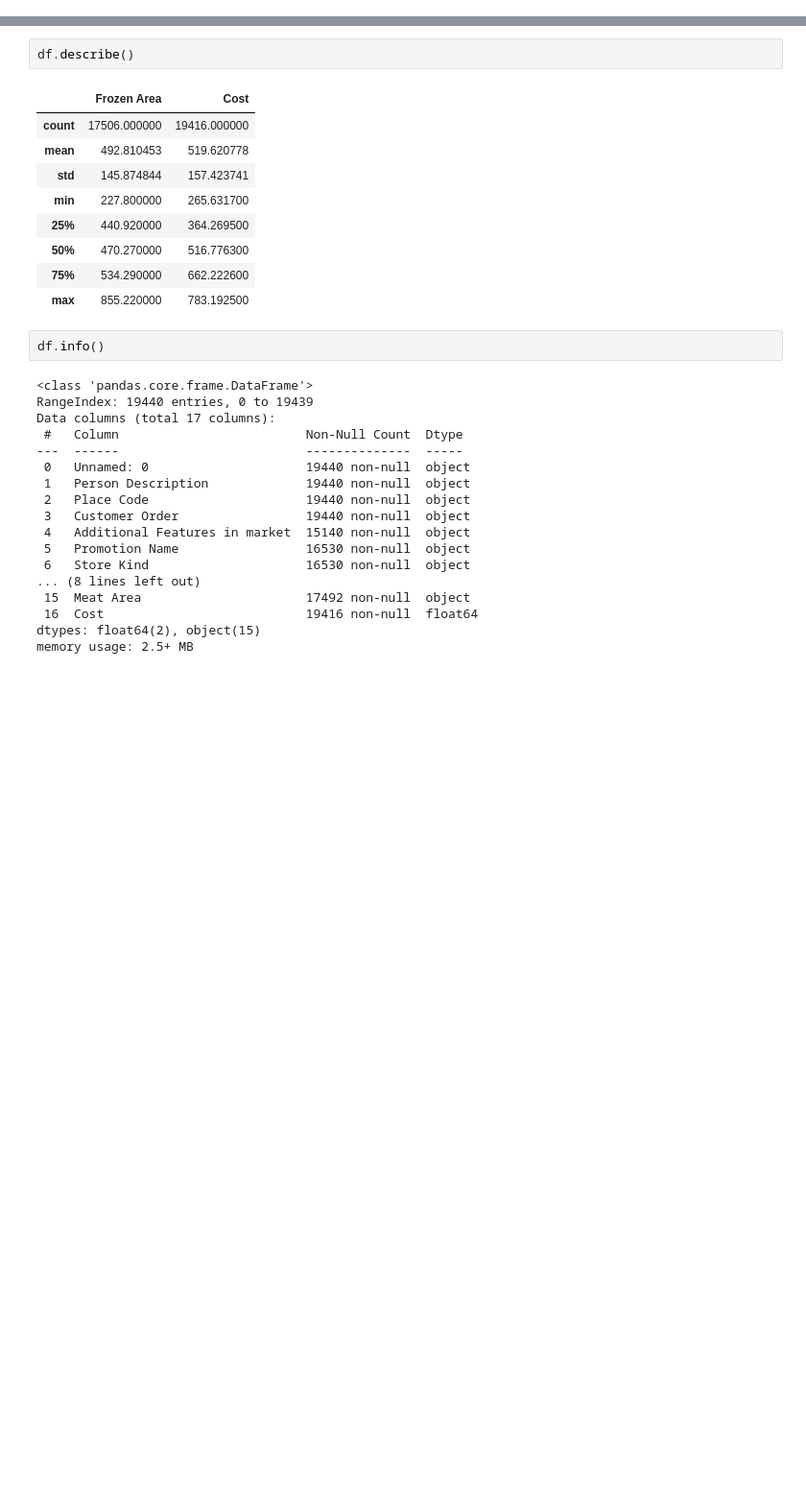
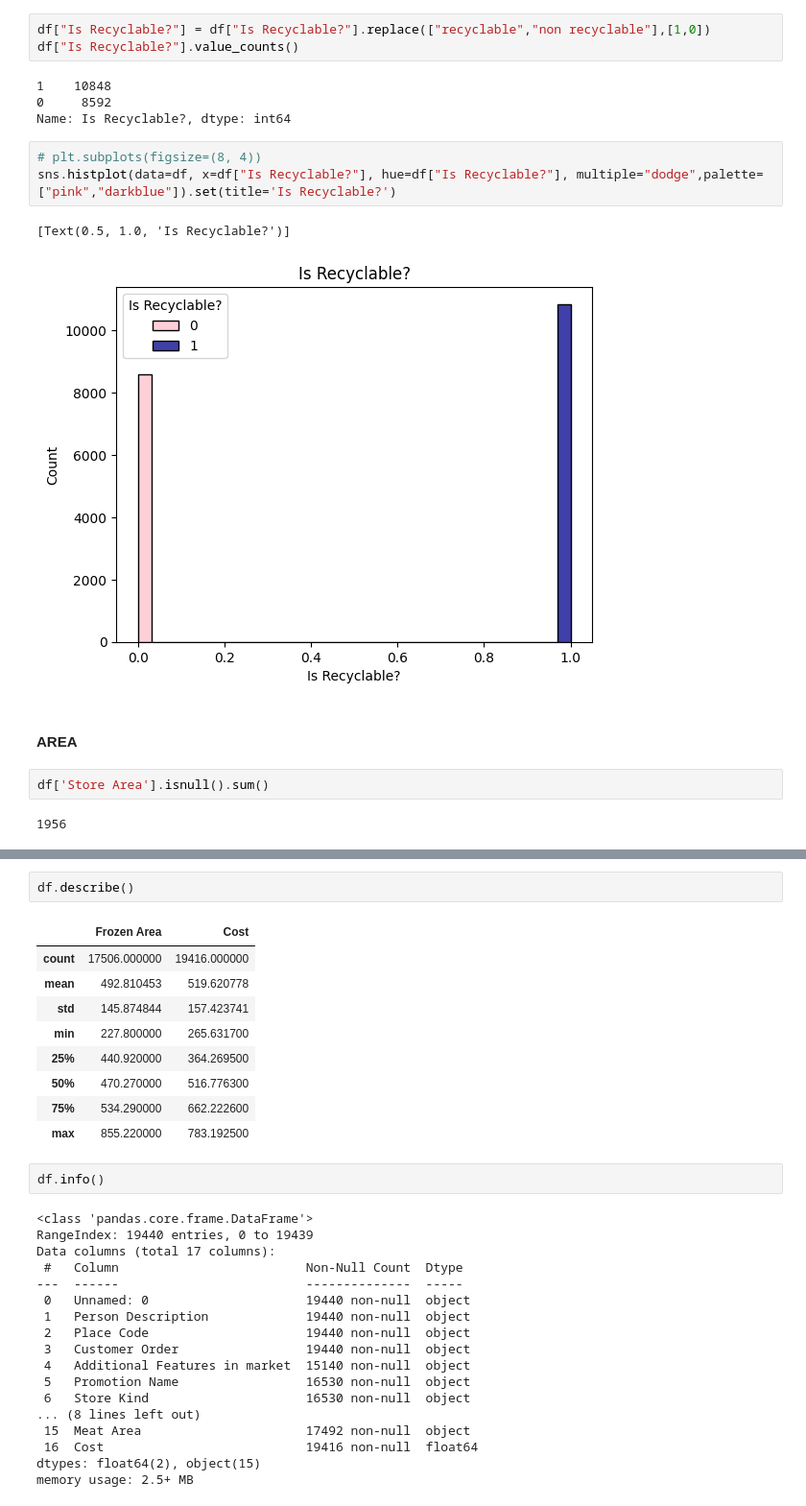
Before and after one commit to MohamedAziz15/ReggressorCost-Competition, a Jupyter notebook: Cost_Regressor_.ipynb, the cells around one changed output, grey strips where cells are left out. Shown at 96% size. Drawn from its saved outputs; the diff is of its cells as text; blank space fills up the shorter version.

```diff
--- a/Cost_Regressor_.ipynb
+++ b/Cost_Regressor_.ipynb
@@ -19,0 +340,19 @@ df.head()
+# %%
+df["Is Recyclable?"] = df["Is Recyclable?"].replace(["recyclable","non recyclable"],[1,0])
+df["Is Recyclable?"].value_counts()
+# %% [output]
+1    10848
+0     8592
+Name: Is Recyclable?, dtype: int64
+# %%
+# plt.subplots(figsize=(8, 4))
+sns.histplot(data=df, x=df["Is Recyclable?"], hue=df["Is Recyclable?"], multiple="dodge",palette=["pink","darkblue"]).set(title='Is Recyclable?')
+# %% [output]
+[Text(0.5, 1.0, 'Is Recyclable?')]
+[figure, added]
+# %% [markdown]
+#### AREA
+# %%
+df['Store Area'].isnull().sum()
+# %% [output]
+1956
```
Also changed, not shown: parts of 83 cells of this notebook.
